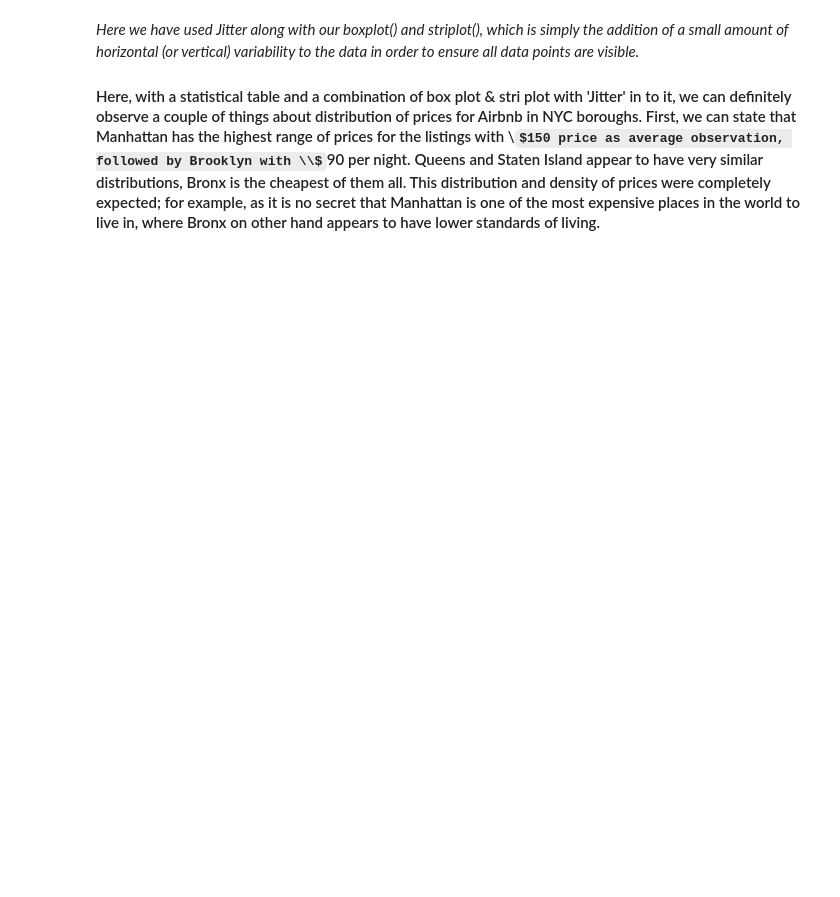
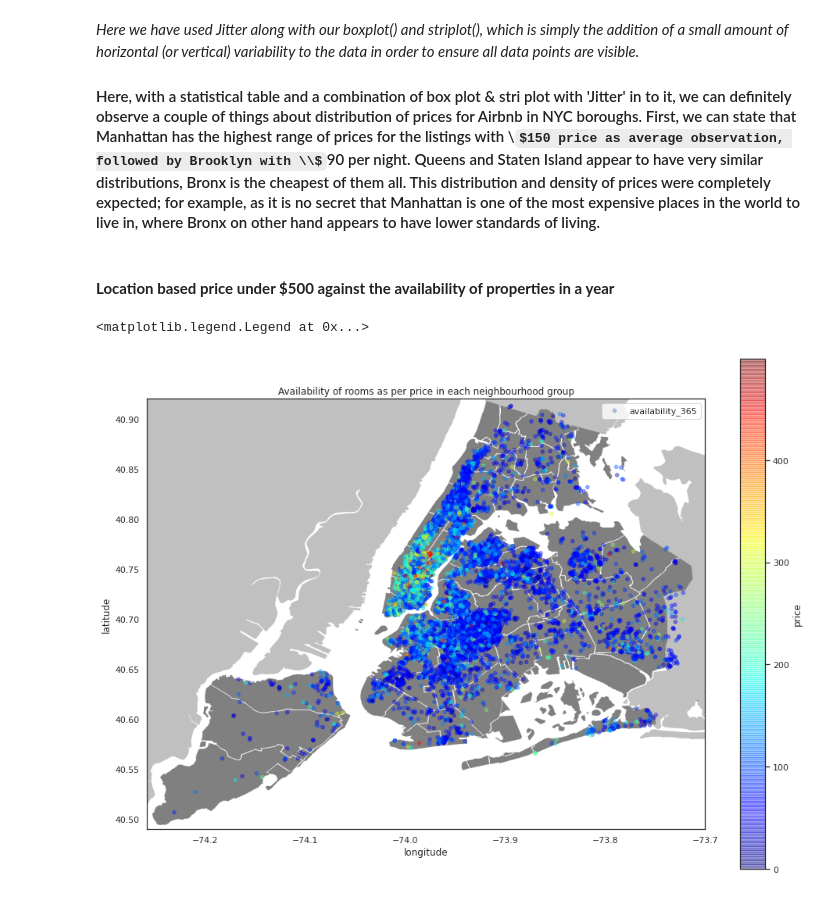
Before and after one commit to sourabhumarani/airbnb-booking, a Jupyter notebook: Airbnb_Bookings.ipynb, the cells around one changed output. Cells and saved outputs as stored; diff of their text form; code cells hidden in the pictures; some formulas as TeX source; blank space fills up the shorter version.

```diff
--- a/Airbnb_Bookings.ipynb
+++ b/Airbnb_Bookings.ipynb
@@ -817,3 +819,29 @@ plt.show()
 *Here we have used Jitter along with our boxplot() and striplot(), which is simply the addition of a small amount of horizontal (or vertical) variability to the data in order to ensure all data points are visible.*
 
 #### Here, with a statistical table and a combination of box plot & stri plot with 'Jitter' in to it, we can definitely observe a couple of things about distribution of prices for Airbnb in NYC boroughs. First, we can state that Manhattan has the highest range of prices for the listings with \\$150 price as average observation, followed by Brooklyn with \\$90 per night. Queens and Staten Island appear to have very similar distributions, Bronx is the cheapest of them all. This distribution and density of prices were completely expected; for example, as it is no secret that Manhattan is one of the most expensive places in the world to live in, where Bronx on other hand appears to have lower standards of living.
+# %% [markdown]
+#### **Location based price under $500 against the availability of properties in a year**
+# %%
+# importing URL handling library
+
+import urllib
+
+plt.figure(figsize=(16,12))
+#loading the png NYC image from Google
+i=urllib.request.urlopen('https://upload.wikimedia.org/wikipedia/commons/e/ec/Neighbourhoods_New_York_City_Map.PNG')
+nyc_img=plt.imread(i)
+
+#scaling the image based on the latitude and longitude with max and mins for proper output
+plt.imshow(nyc_img,zorder=0,extent=[-74.258, -73.7, 40.49,40.92])
+ax=plt.gca()
+
+# Plot 12 - Displaying Scatter Map Over the NYC Map with Average Price being represented by color of dots
+
+lat_long=pn.plot(kind='scatter', x='longitude', y='latitude', label='availability_365', c='price',
+                  cmap=plt.get_cmap('jet'), colorbar=True, alpha=0.4, zorder=5, ax=ax)
+plt.title("Availability of rooms as per price in each neighbourhood group", loc="center")
+lat_long.set_facecolor("white")
+lat_long.legend()
+# %% [output]
+<matplotlib.legend.Legend at 0x...>
+[figure, added]
```
Also changed, not shown: parts of 31 cells of this notebook.
